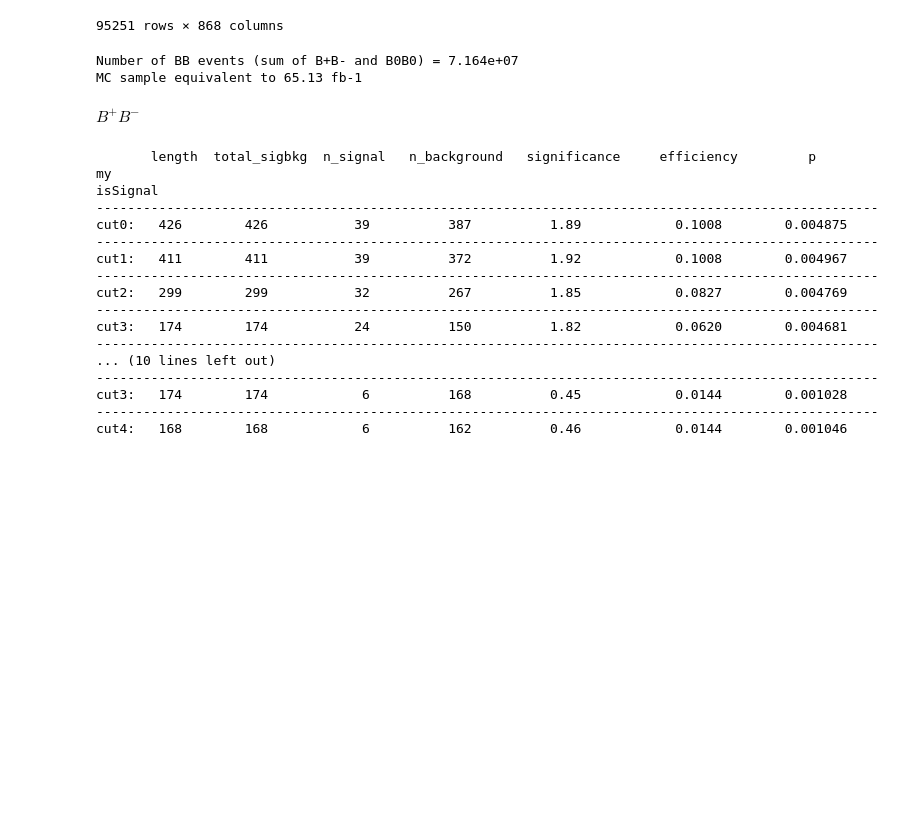
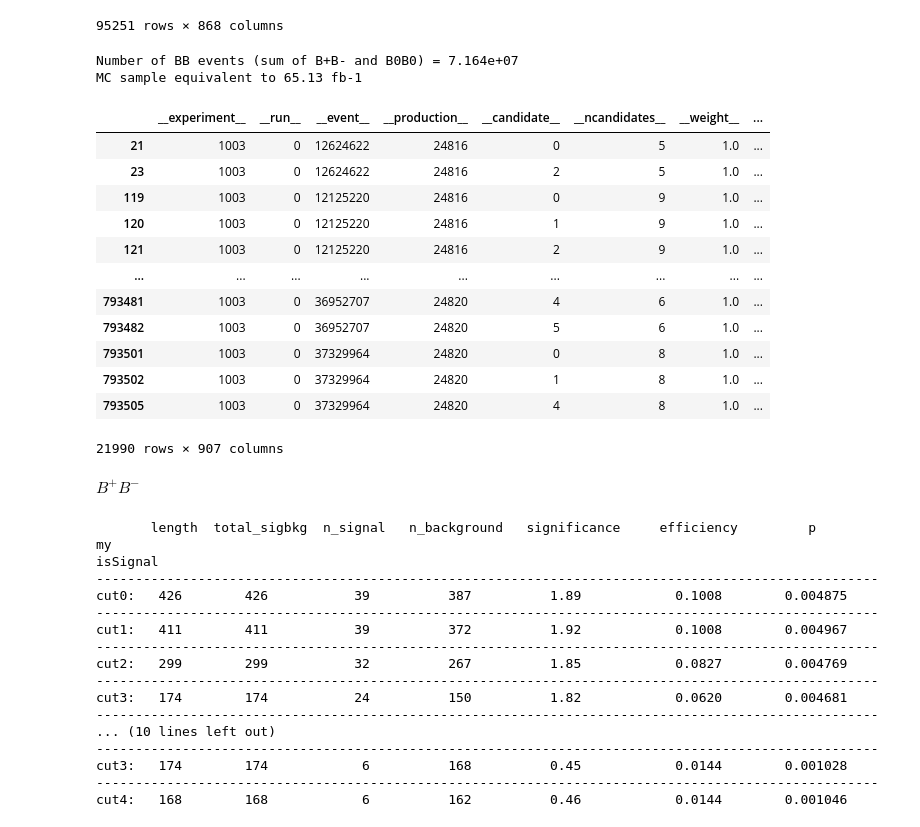
Before and after one commit to SaharGholipour/Sahar_MSc, a Jupyter notebook: mysignal_comparison.ipynb, the cells around one changed output. Cells and saved outputs as stored; diff of their text form; code cells hidden in the pictures; blank space fills up the shorter version.

```diff
--- a/mysignal_comparison.ipynb
+++ b/mysignal_comparison.ipynb
@@ -242,3 +245,24 @@ MC sample equivalent to 65.13 fb-1
+# %%
+# removing some of the entries, keep charged B mesons + no charged particles in ROE +
+# Bs reconstructed as Dlnu and Detalnu
+df = pd.DataFrame()
+for batch in file.iterate(step_size="100 MB", library='pd'):
+    df = df.append(batch.query(BpBmcut+AND+roecuts+AND+Bprec_eta))
+df
+# %% [output]
+|  | __experiment__ | __run__ | __event__ | __production__ | __candidate__ | __ncandidates__ | __weight__ | ... |
+| 21 | 1003 | 0 | 12624622 | 24816 | 0 | 5 | 1.0 | ... |
+| 23 | 1003 | 0 | 12624622 | 24816 | 2 | 5 | 1.0 | ... |
+| 119 | 1003 | 0 | 12125220 | 24816 | 0 | 9 | 1.0 | ... |
+| 120 | 1003 | 0 | 12125220 | 24816 | 1 | 9 | 1.0 | ... |
+| 121 | 1003 | 0 | 12125220 | 24816 | 2 | 9 | 1.0 | ... |
+| ... | ... | ... | ... | ... | ... | ... | ... | ... |
+| 793481 | 1003 | 0 | 36952707 | 24820 | 4 | 6 | 1.0 | ... |
+| 793482 | 1003 | 0 | 36952707 | 24820 | 5 | 6 | 1.0 | ... |
+| 793501 | 1003 | 0 | 37329964 | 24820 | 0 | 8 | 1.0 | ... |
+| 793502 | 1003 | 0 | 37329964 | 24820 | 1 | 8 | 1.0 | ... |
+| 793505 | 1003 | 0 | 37329964 | 24820 | 4 | 8 | 1.0 | ... |
+21990 rows × 907 columns
 # %%
 # function of counting signal and background for both my signal and basf2 signal
 def sig_bkg_counter(a,list_cut):
```
Also changed, not shown: parts of 5 cells of this notebook.
